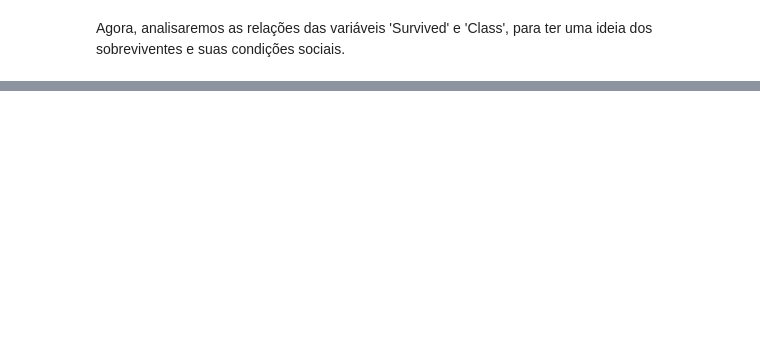
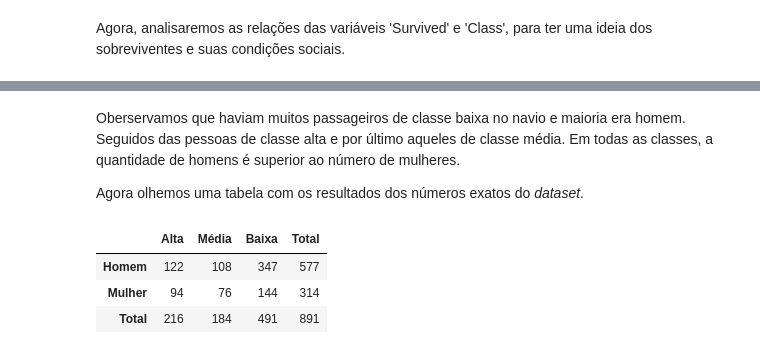
Before and after one commit to kauecapellato/Titanic_Case, a Jupyter notebook: Titanic_Case.ipynb, the cells around one changed output, grey strips where cells are left out. Cells and saved outputs as stored; diff of their text form; code cells hidden in the pictures; blank space fills up the shorter version.

```diff
--- a/Titanic_Case.ipynb
+++ b/Titanic_Case.ipynb
@@ -263,0 +289,31 @@ Agora, analisaremos como as classes se distribuem com os sexos.
+# %% [markdown]
+Oberservamos que haviam muitos passageiros de classe baixa no navio e maioria era homem. Seguidos das pessoas de classe alta e por último aqueles de classe média. Em todas as classes, a quantidade de homens é superior ao número de mulheres.
+
+Agora olhemos uma tabela com os resultados dos números exatos do *dataset*.
+# %%
+# Determinando por classe social e sexo
+classe_h = []
+classe_m = []
+
+# Loop pelas classes e aqueles que são homens
+for i in range(1, 4):
+  classe_h.append(len(treino[(treino.Pclass == i) & (treino.Sex == 'male')]))
+
+# Loop pelas classes e aqueles que são mulheres
+for i in range(1, 4):
+  classe_m.append(len(treino[(treino.Pclass == i) & (treino.Sex== 'female')]))
+
+# Criando um dicionário com os valores acima
+dados = {'Alta': [classe_h[0], classe_m[0], (classe_h[0] + classe_m[0])],
+         'Média': [classe_h[1], classe_m[1], (classe_h[1] + classe_m[1])],
+         'Baixa': [classe_h[2], classe_m[2], (classe_h[2] + classe_m[2])],
+         'Total': [sum(classe_h), sum(classe_m), len(treino.Pclass)]}
+
+# Criando um Dataframe com o dicionário
+classes_sex = pd.DataFrame(dados, columns = ['Alta', 'Média', 'Baixa', 'Total'], index = ['Homem', 'Mulher', 'Total'])
+classes_sex
+# %% [output]
+|  | Alta | Média | Baixa | Total |
+| Homem | 122 | 108 | 347 | 577 |
+| Mulher | 94 | 76 | 144 | 314 |
+| Total | 216 | 184 | 491 | 891 |
```
Also changed, not shown: parts of 24 cells of this notebook.
